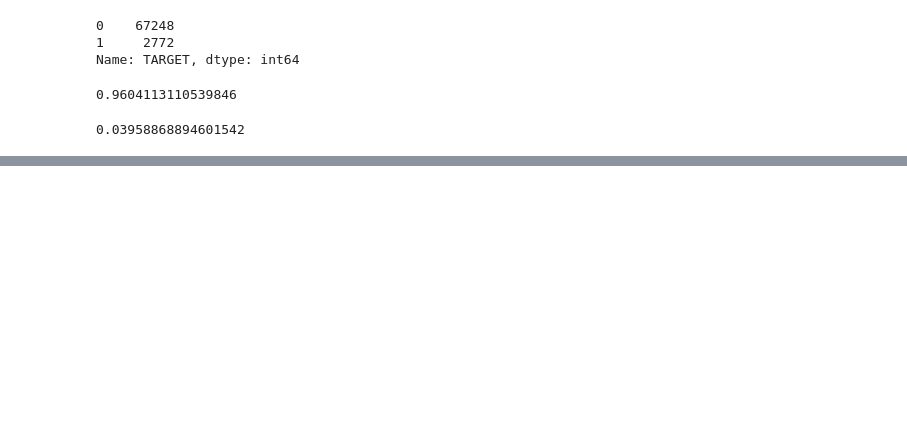
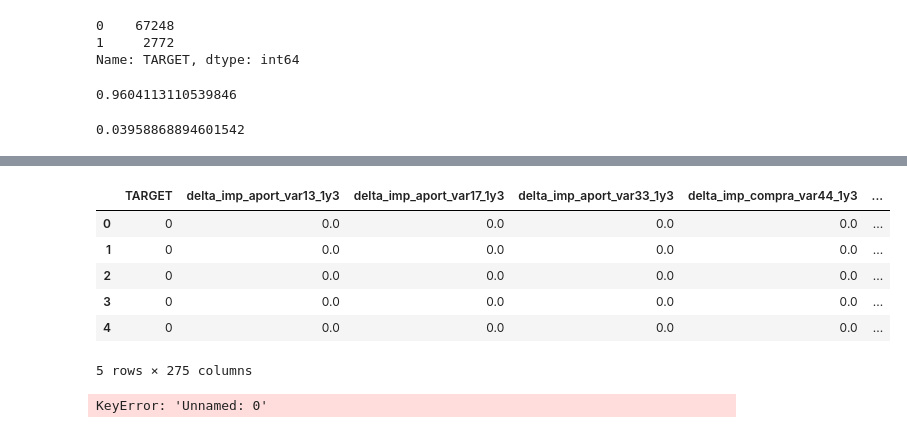
Before and after one commit to annanda/big_data_classifier, a Jupyter notebook: Big Data classifier.ipynb, the cells around one changed output, grey strips where cells are left out. Saved outputs shown, nothing was run; the diff lists cells and outputs as text; code cells hidden in the pictures; blank space fills up the shorter version.

```diff
--- a/Big Data classifier.ipynb
+++ b/Big Data classifier.ipynb
@@ -372,0 +511,11 @@ Name: TARGET, dtype: int64
+# %%
+data = pd.read_csv('dataset/train_file.csv')
+keys_data = data.keys()
+selected_keys = []
+d = {}
+for key_data in keys_data:
+    contagem = data[key_data].value_counts()
+    quantidade_valores = len(contagem)
+    if quantidade_valores > 1 and (contagem.iloc[0] < 70015 and contagem.iloc[1] < 70015):
+        d[key_data] = data[key_data].values
+        selected_keys.append(key_data)
@@ -372,0 +542,16 @@ Name: TARGET, dtype: int64
+# %%
+df_2 = pd.DataFrame(d)
+# %%
+df_2.head()
+# %% [output]
+|  | TARGET | delta_imp_aport_var13_1y3 | delta_imp_aport_var17_1y3 | delta_imp_aport_var33_1y3 | delta_imp_compra_var44_1y3 | ... |
+| 0 | 0 | 0.0 | 0.0 | 0.0 | 0.0 | ... |
+| 1 | 0 | 0.0 | 0.0 | 0.0 | 0.0 | ... |
+| 2 | 0 | 0.0 | 0.0 | 0.0 | 0.0 | ... |
+| 3 | 0 | 0.0 | 0.0 | 0.0 | 0.0 | ... |
+| 4 | 0 | 0.0 | 0.0 | 0.0 | 0.0 | ... |
+5 rows × 275 columns
+# %%
+df_2['Unnamed: 0']
+# %% [output]
+KeyError: 'Unnamed: 0'
```
Also changed, not shown: parts of 23 cells of this notebook, 4 other files.
